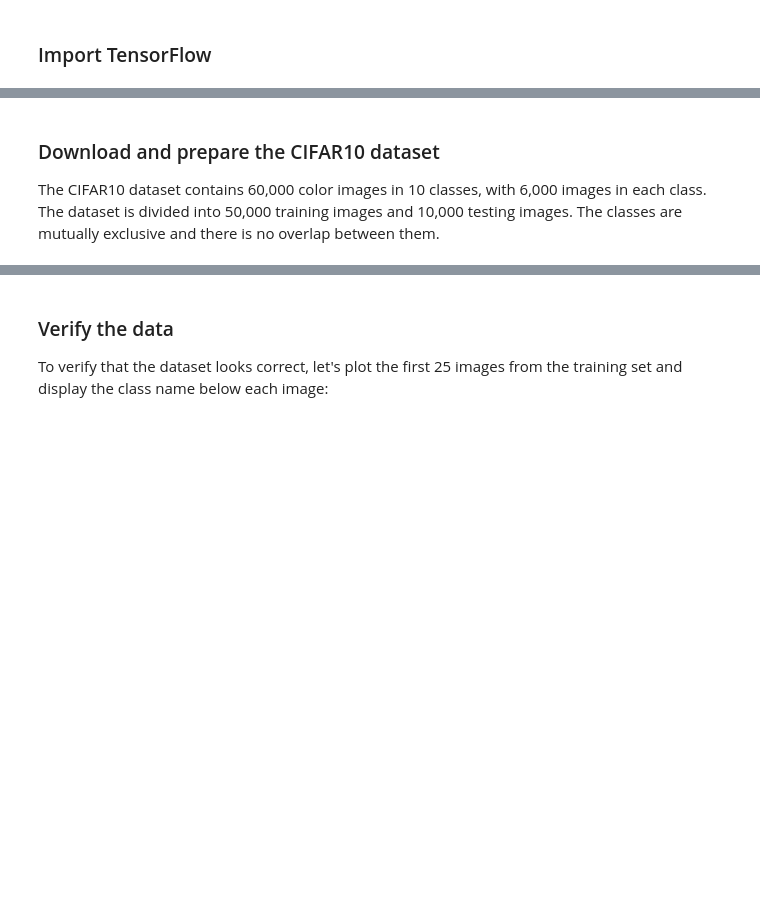
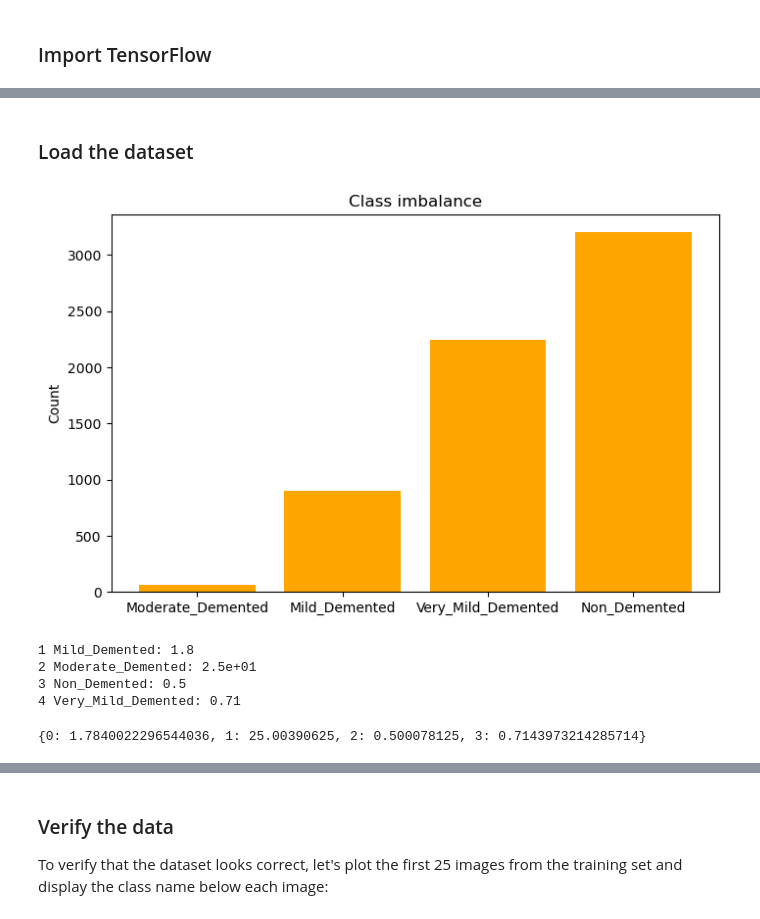
Before and after one commit to p-schulte/ml2024_project, a Jupyter notebook: cnn.ipynb, the cells around one changed output, grey strips where cells are left out. Cells and saved outputs as stored; diff of their text form; code cells hidden in the pictures; blank space fills up the shorter version.

Commit message:
Changed data loading

```diff
--- a/cnn.ipynb
+++ b/cnn.ipynb
@@ -47,5 +12,0 @@ import matplotlib.pyplot as plt
-# %% [markdown]
-### Download and prepare the CIFAR10 dataset
-
-
-The CIFAR10 dataset contains 60,000 color images in 10 classes, with 6,000 images in each class. The dataset is divided into 50,000 training images and 10,000 testing images. The classes are mutually exclusive and there is no overlap between them.
@@ -51,0 +24,2 @@ The CIFAR10 dataset contains 60,000 color images in 10 classes, with 6,000 image
+# %% [markdown]
+### Load the dataset
@@ -51,0 +31,18 @@ The CIFAR10 dataset contains 60,000 color images in 10 classes, with 6,000 image
+# %%
+labels = ['Mild_Demented', 'Very_Mild_Demented', 'Moderate_Demented', 'Non_Demented']
+label_counts = dict()
+for class_label in labels:
+  label_counts[class_label] = len(os.listdir(f'data/{class_label}/'))
+
+label_counts = dict(sorted(label_counts.items(), key=lambda x: x[1]))
+
+fig, ax = plt.subplots(figsize=(8,5))
+plt.bar(list(label_counts.keys()), list(label_counts.values()), color ='orange')
+plt.xlabel('')
+plt.ylabel('Count')
+ax.set_xticks(list(label_counts.keys()))
+plt.title('Class imbalance')
+
+plt.show()
+# %% [output]
+[figure, added]
@@ -51,0 +51,25 @@ The CIFAR10 dataset contains 60,000 color images in 10 classes, with 6,000 image
+# %%
+def extract_class_weights():
+    class_names = ['Mild_Demented', 'Moderate_Demented', 'Non_Demented', 'Very_Mild_Demented']
+
+    class_counts = dict()
+    for name in class_names:
+        class_counts[name] = len(os.listdir('data/' + name))
+
+    total = sum(class_counts.values())
+    num_classes = len(class_names)
+
+    class_weights = dict()
+    for i in range(num_classes):
+        class_weights[i] = total / (num_classes * list(class_counts.values())[i])
+        print('{} {}: {:.2}'.format(i+1, class_names[i], class_weights[i]))
+
+    return class_weights
+
+extract_class_weights()
+# %% [output]
+1 Mild_Demented: 1.8
+2 Moderate_Demented: 2.5e+01
+3 Non_Demented: 0.5
+4 Very_Mild_Demented: 0.71
+{0: 1.7840022296544036, 1: 25.00390625, 2: 0.500078125, 3: 0.7143973214285714}
```
Also changed, not shown: parts of 15 cells of this notebook.
